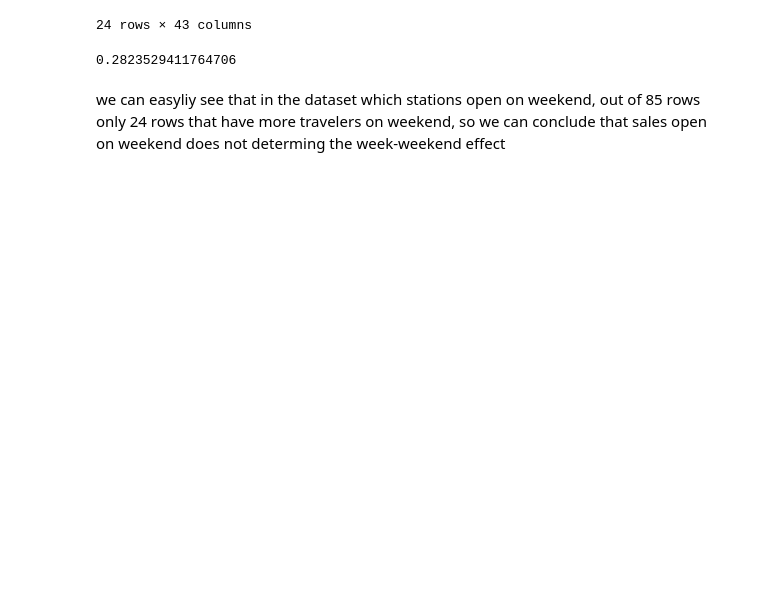
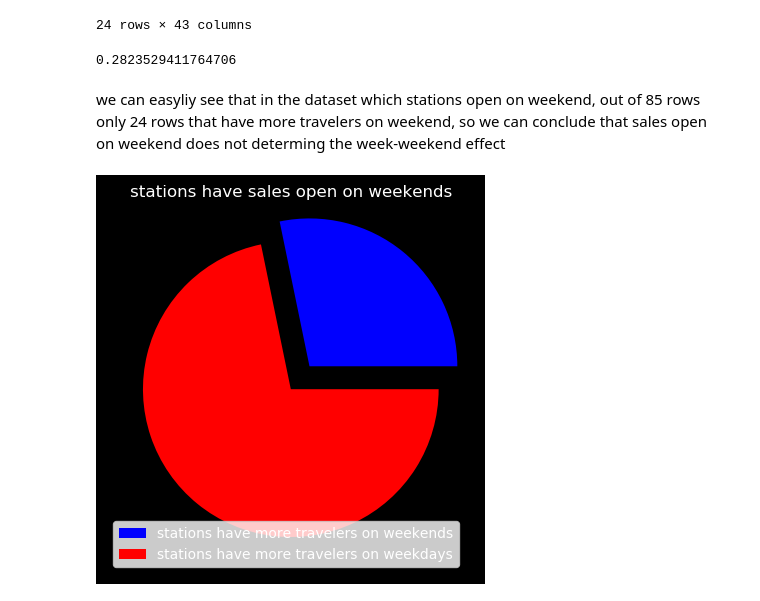
Before and after one commit to Seoyangsam/ACRM, a Jupyter notebook: src/Q21.ipynb, the cells around one changed output. Drawn from its saved outputs; the diff is of its cells as text; code cells hidden in the pictures; blank space fills up the shorter version.

```diff
--- a/src/Q21.ipynb
+++ b/src/Q21.ipynb
@@ -274,3 +279,17 @@ print(ratio)
 0.2823529411764706
 # %% [markdown]
 we can easyliy see that in the dataset which stations open on weekend, out of 85 rows only 24 rows that have more travelers on weekend, so we can conclude that sales open on weekend does not determing the week-weekend effect
+# %%
+y = np.array([24, 61])
+mylabels = ["stations have more travelers on weekends", "stations have more travelers on weekdays"]
+myexplode = [0.2, 0]
+mycolors = ["blue", "red"]
+fig = plt.figure()
+fig.patch.set_facecolor('black')
+plt.rcParams['text.color'] = 'white'
+plt.pie(y, explode = myexplode, colors = mycolors)
+plt.legend(labels = mylabels)
+plt.title("stations have sales open on weekends")
+plt.show()
+# %% [output]
+[figure, added]
```
Also changed, not shown: parts of 5 cells of this notebook, 1 other file.
